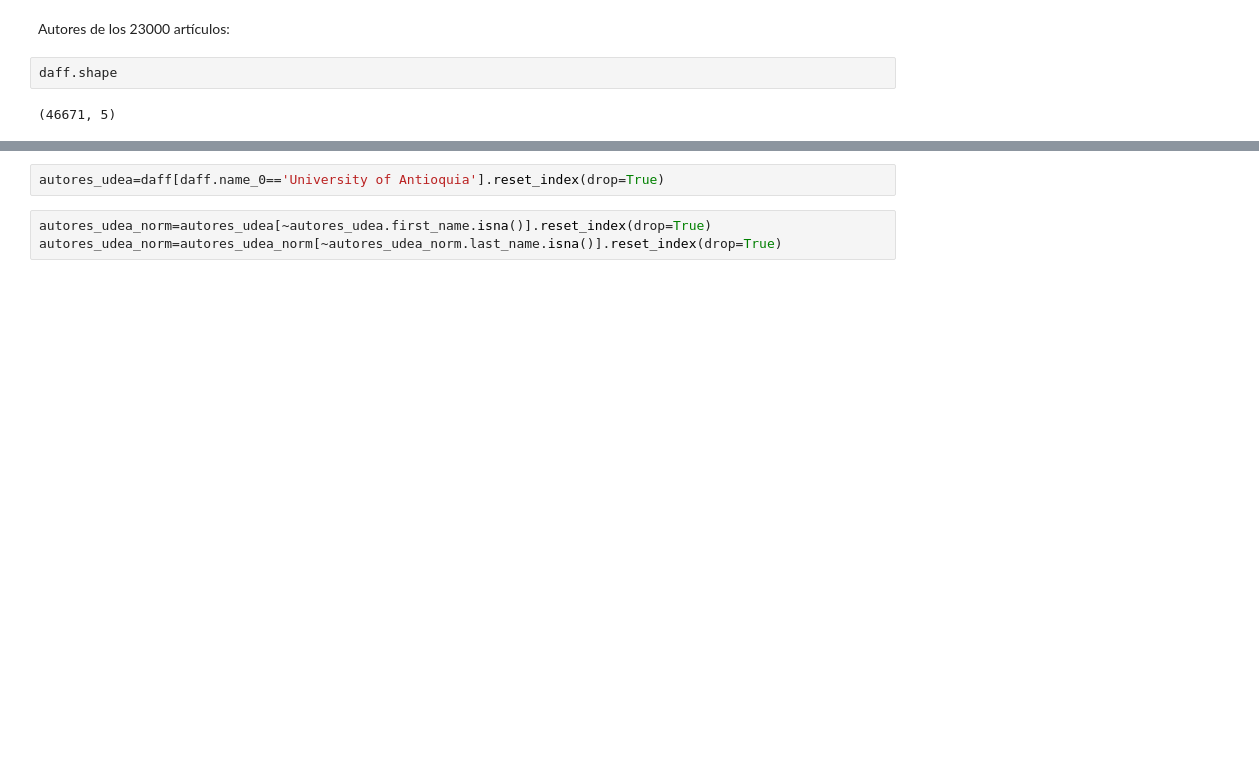
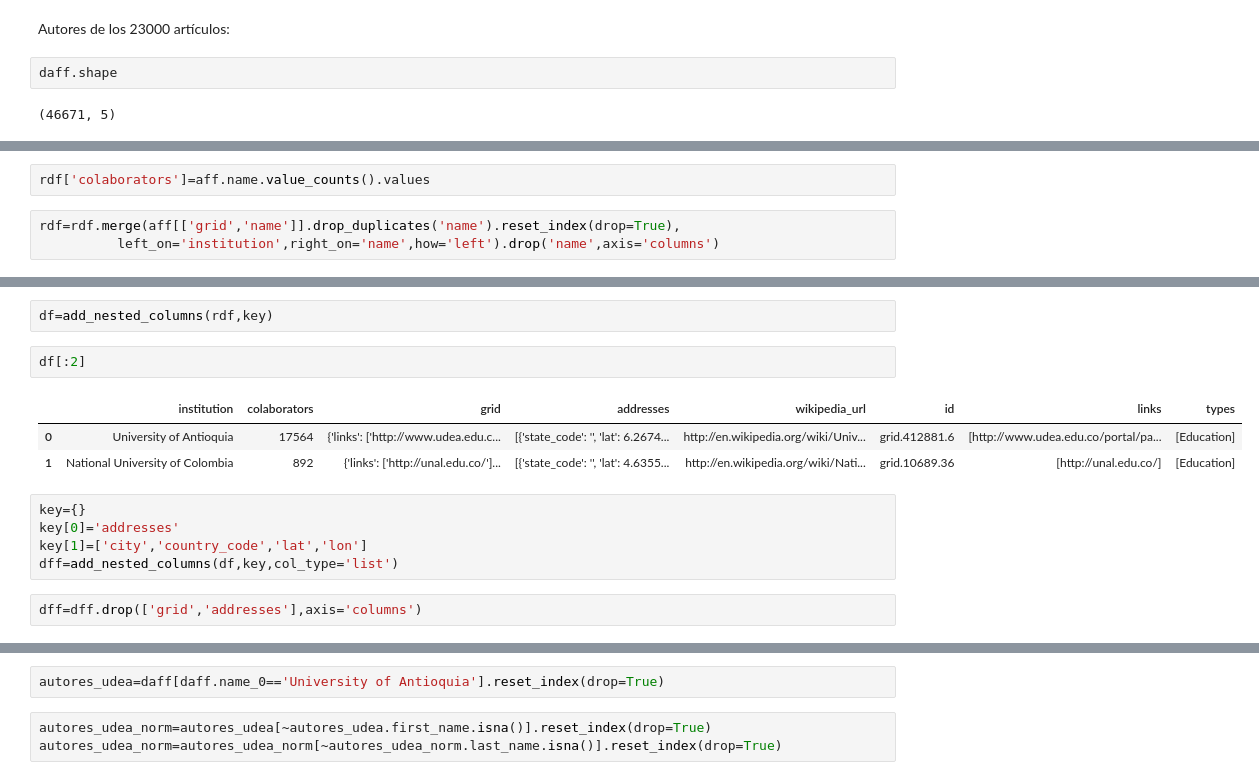
Before and after one commit to restrepo/lens, a Jupyter notebook: lens.ipynb, the cells around one changed output, grey strips where cells are left out. Drawn from its saved outputs; the diff is of its cells as text; blank space fills up the shorter version.

```diff
--- a/lens.ipynb
+++ b/lens.ipynb
@@ -75,0 +127,5 @@ daff.shape
+# %%
+rdf['colaborators']=aff.name.value_counts().values
+# %%
+rdf=rdf.merge(aff[['grid','name']].drop_duplicates('name').reset_index(drop=True),
+          left_on='institution',right_on='name',how='left').drop('name',axis='columns')
@@ -75,0 +156,15 @@ daff.shape
+# %%
+df=add_nested_columns(rdf,key)
+# %%
+df[:2]
+# %% [output]
+|  | institution | colaborators | grid | addresses | wikipedia_url | id | links | types |
+| 0 | University of Antioquia | 17564 | {'links': ['http://www.udea.edu.c... | [{'state_code': '', 'lat': 6.2674... | http://en.wikipedia.org/wiki/Univ... | grid.412881.6 | [http://www.udea.edu.co/portal/pa... | [Education] |
+| 1 | National University of Colombia | 892 | {'links': ['http://unal.edu.co/']... | [{'state_code': '', 'lat': 4.6355... | http://en.wikipedia.org/wiki/Nati... | grid.10689.36 | [http://unal.edu.co/] | [Education] |
+# %%
+key={}
+key[0]='addresses'
+key[1]=['city','country_code','lat','lon']
+dff=add_nested_columns(df,key,col_type='list')
+# %%
+dff=dff.drop(['grid','addresses'],axis='columns')
```
Also changed, not shown: parts of 30 cells of this notebook.
